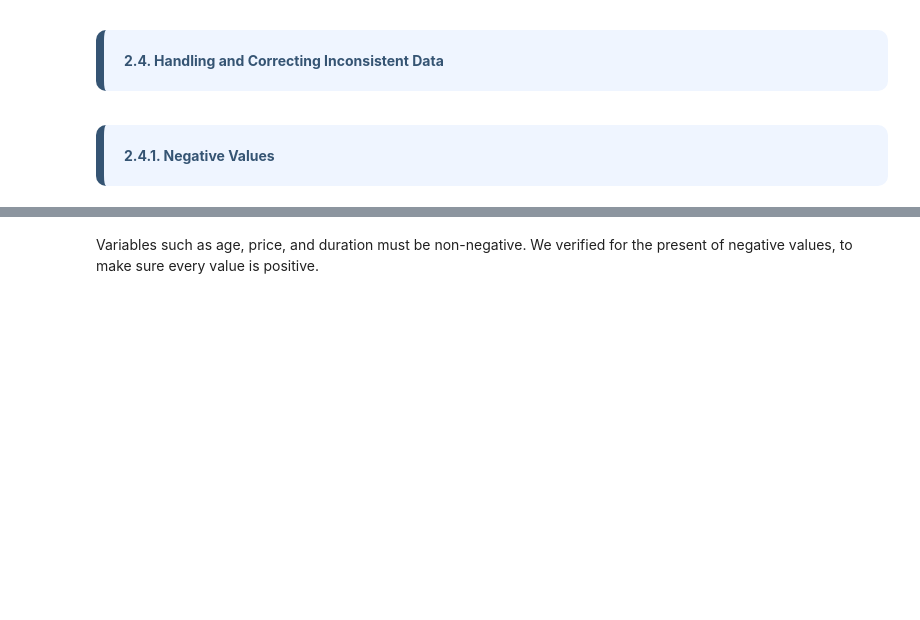
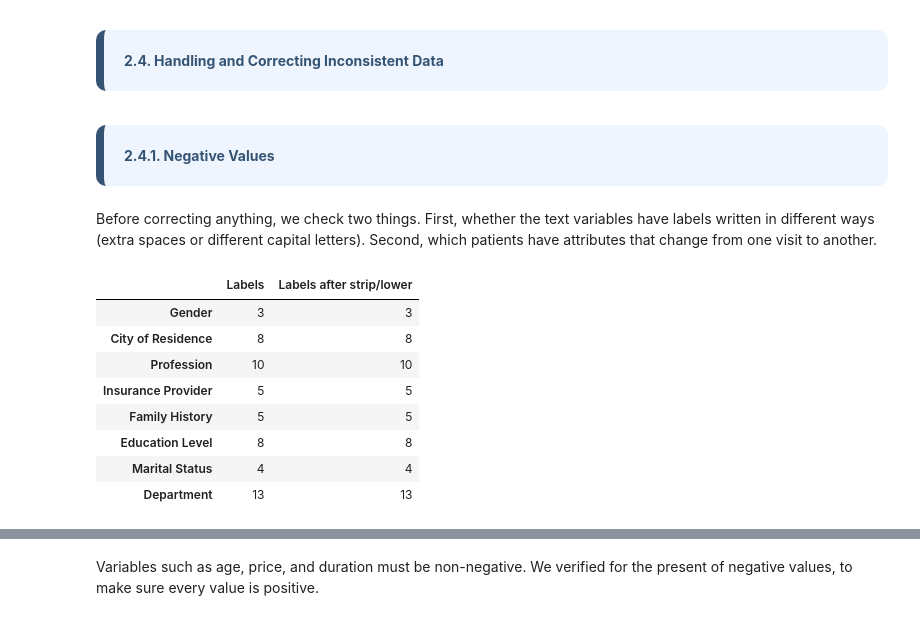
Before and after one commit to martim-dot/Preproc_2627, a Jupyter notebook: Notebook_Group16.ipynb, the cells around one changed output, grey strips where cells are left out. Saved outputs shown, nothing was run; the diff lists cells and outputs as text; code cells hidden in the pictures; blank space fills up the shorter version.

```diff
--- a/Notebook_Group16.ipynb
+++ b/Notebook_Group16.ipynb
@@ -528,3 +533,21 @@ For patients with no provider in any visit, the median share of all their visits
   <b>2.4.1. Negative Values</b>
 # %%
 df_inconsistent = df_imputed.copy()
+# %% [markdown]
+Before correcting anything, we check two things. First, whether the text variables have labels written in different ways (extra spaces or different capital letters). Second, which patients have attributes that change from one visit to another.
+# %%
+text_cols = ["Gender", "City of Residence", "Profession", "Insurance Provider", "Family History", "Education Level", "Marital Status", "Department"]
+pd.DataFrame({
+    "Labels": df_inconsistent[text_cols].nunique(),
+    "Labels after strip/lower": df_inconsistent[text_cols].apply(lambda s: s.str.strip().str.lower().nunique())
+})
+# %% [output]
+|  | Labels | Labels after strip/lower |
+| Gender | 3 | 3 |
+| City of Residence | 8 | 8 |
+| Profession | 10 | 10 |
+| Insurance Provider | 5 | 5 |
+| Family History | 5 | 5 |
+| Education Level | 8 | 8 |
+| Marital Status | 4 | 4 |
+| Department | 13 | 13 |
```
Also changed, not shown: parts of 35 cells of this notebook.
